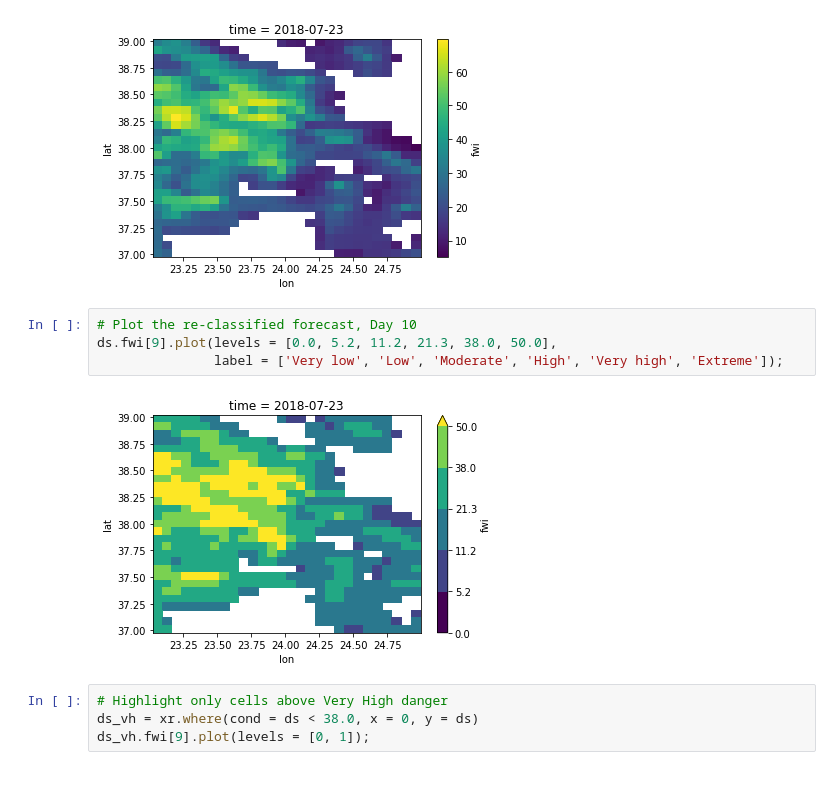
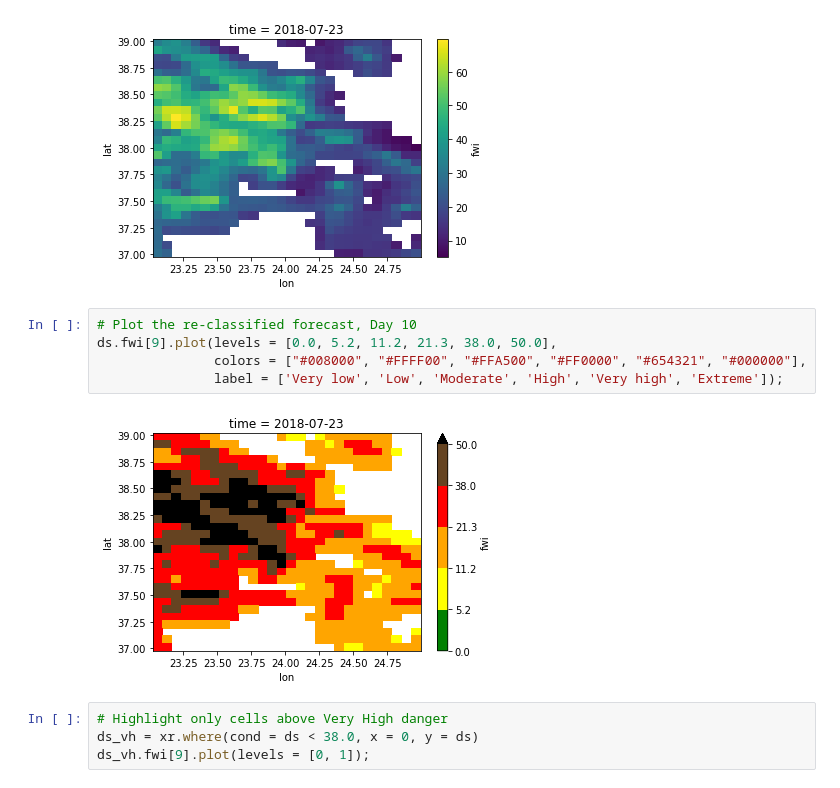
Before and after one commit to cvitolo/geff_notebooks, a Jupyter notebook: 01_harmonized_danger_classes.ipynb, the cells around one changed output. Cells and saved outputs as stored; diff of their text form.

```diff
--- a/01_harmonized_danger_classes.ipynb
+++ b/01_harmonized_danger_classes.ipynb
@@ -53,9 +53,10 @@ ds.fwi[9].plot();
 # %%
 # Plot the re-classified forecast, Day 10
 ds.fwi[9].plot(levels = [0.0, 5.2, 11.2, 21.3, 38.0, 50.0],
+               colors = ["#008000", "#FFFF00", "#FFA500", "#FF0000", "#654321", "#000000"],
                label = ['Very low', 'Low', 'Moderate', 'High', 'Very high', 'Extreme']);
 # %% [output]
-[figure, old version]
+[figure, new version]
 # %%
 # Highlight only cells above Very High danger
 ds_vh = xr.where(cond = ds < 38.0, x = 0, y = ds)
```
